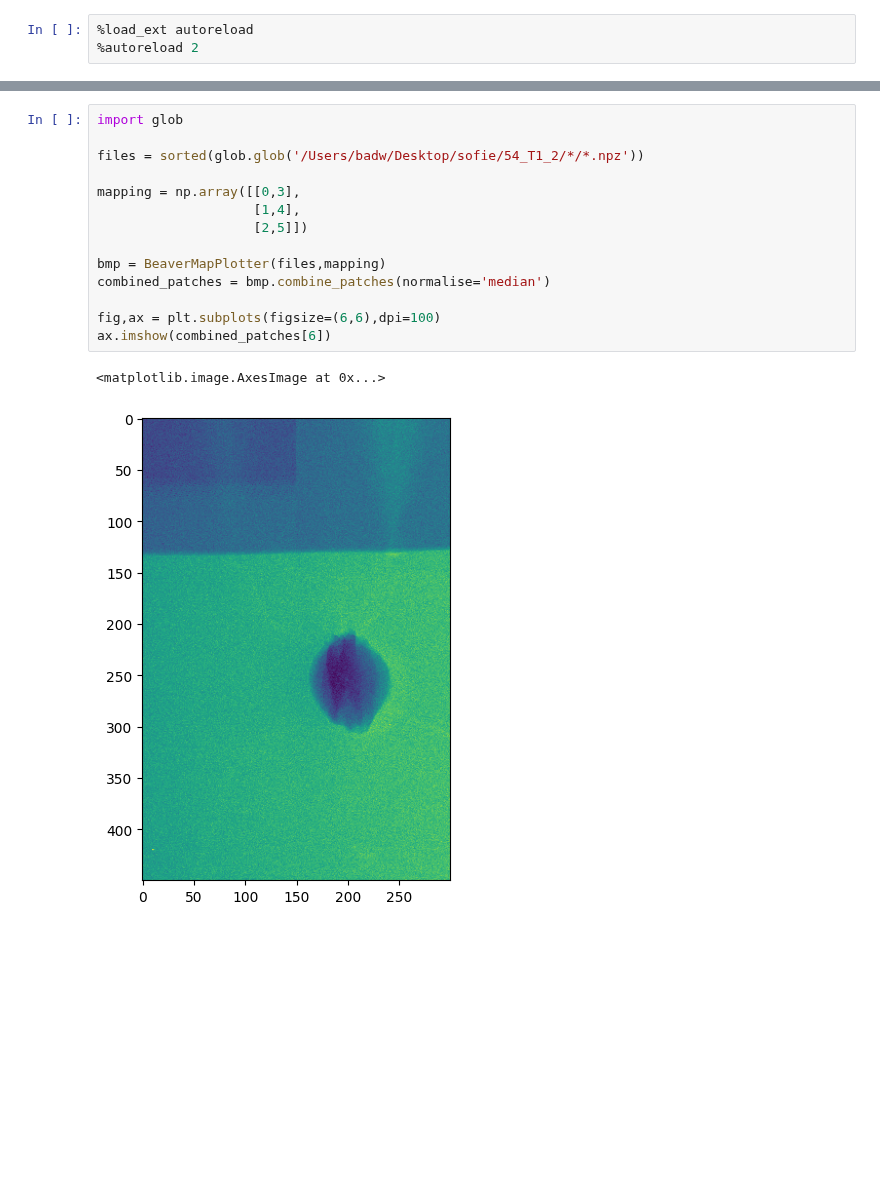
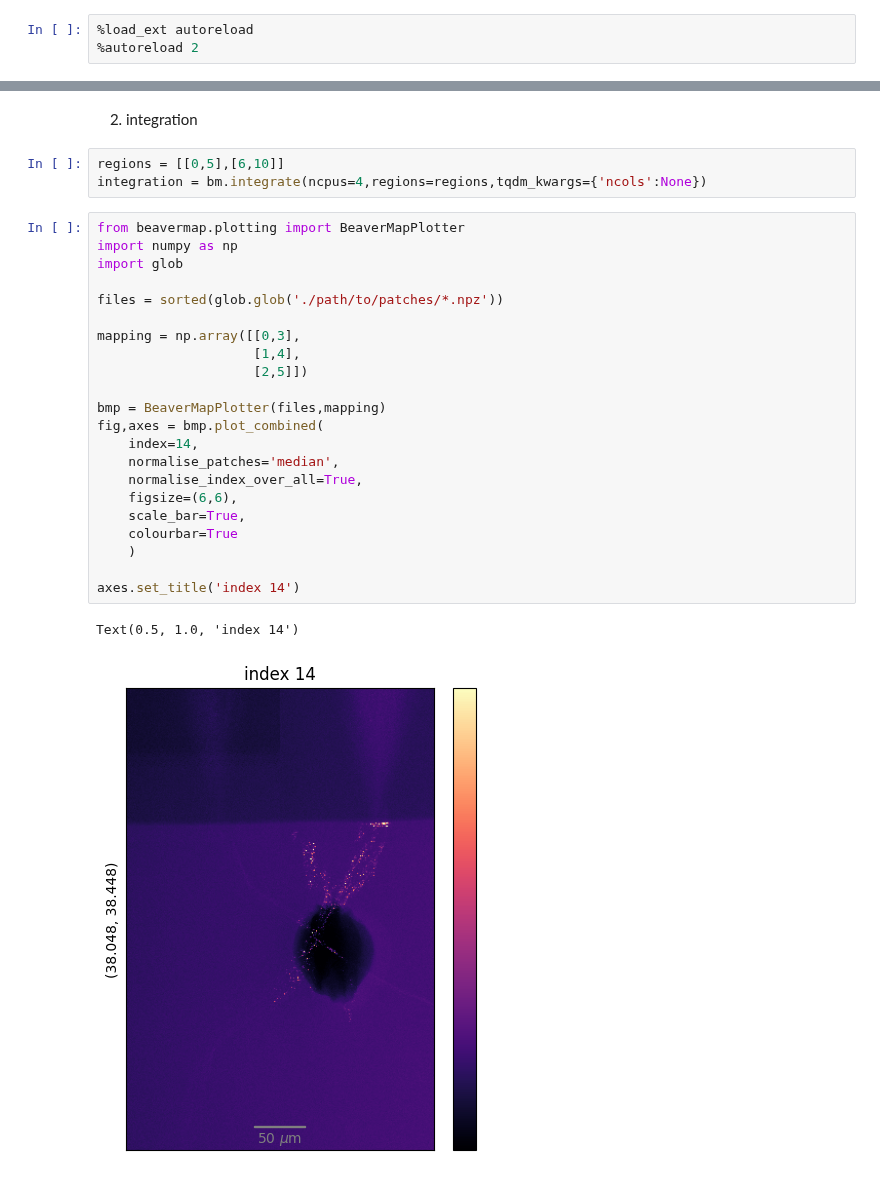
Before and after one commit to badw/beavermap, a Jupyter notebook: examples/beavermap.ipynb, the cells around one changed output, grey strips where cells are left out. Saved outputs shown, nothing was run; the diff lists cells and outputs as text; blank space fills up the shorter version.

```diff
--- a/examples/beavermap.ipynb
+++ b/examples/beavermap.ipynb
@@ -204,17 +25,30 @@ class BeaverMapPlotter:
+# %% [markdown]
+2. integration
+# %%
+regions = [[0,5],[6,10]]
+integration = bm.integrate(ncpus=4,regions=regions,tqdm_kwargs={'ncols':None})
 # %%
+from beavermap.plotting import BeaverMapPlotter
+import numpy as np
 import glob
 
-files = sorted(glob.glob('/Users/badw/Desktop/sofie/54_T1_2/*/*.npz'))
+files = sorted(glob.glob('./path/to/patches/*.npz'))
 
 mapping = np.array([[0,3],
                     [1,4],
                     [2,5]])
 
 bmp = BeaverMapPlotter(files,mapping)
-combined_patches = bmp.combine_patches(normalise='median')
+fig,axes = bmp.plot_combined(
+    index=14,
+    normalise_patches='median',
+    normalise_index_over_all=True,
+    figsize=(6,6),
+    scale_bar=True,
+    colourbar=True
+    )
 
-fig,ax = plt.subplots(figsize=(6,6),dpi=100)
-ax.imshow(combined_patches[6])
+axes.set_title('index 14')
 # %% [output]
-<matplotlib.image.AxesImage at 0x...>
+Text(0.5, 1.0, 'index 14')
-[figure, old version]
+[figure, new version]
```
Also changed, not shown: parts of 26 cells of this notebook, 8 other files.
